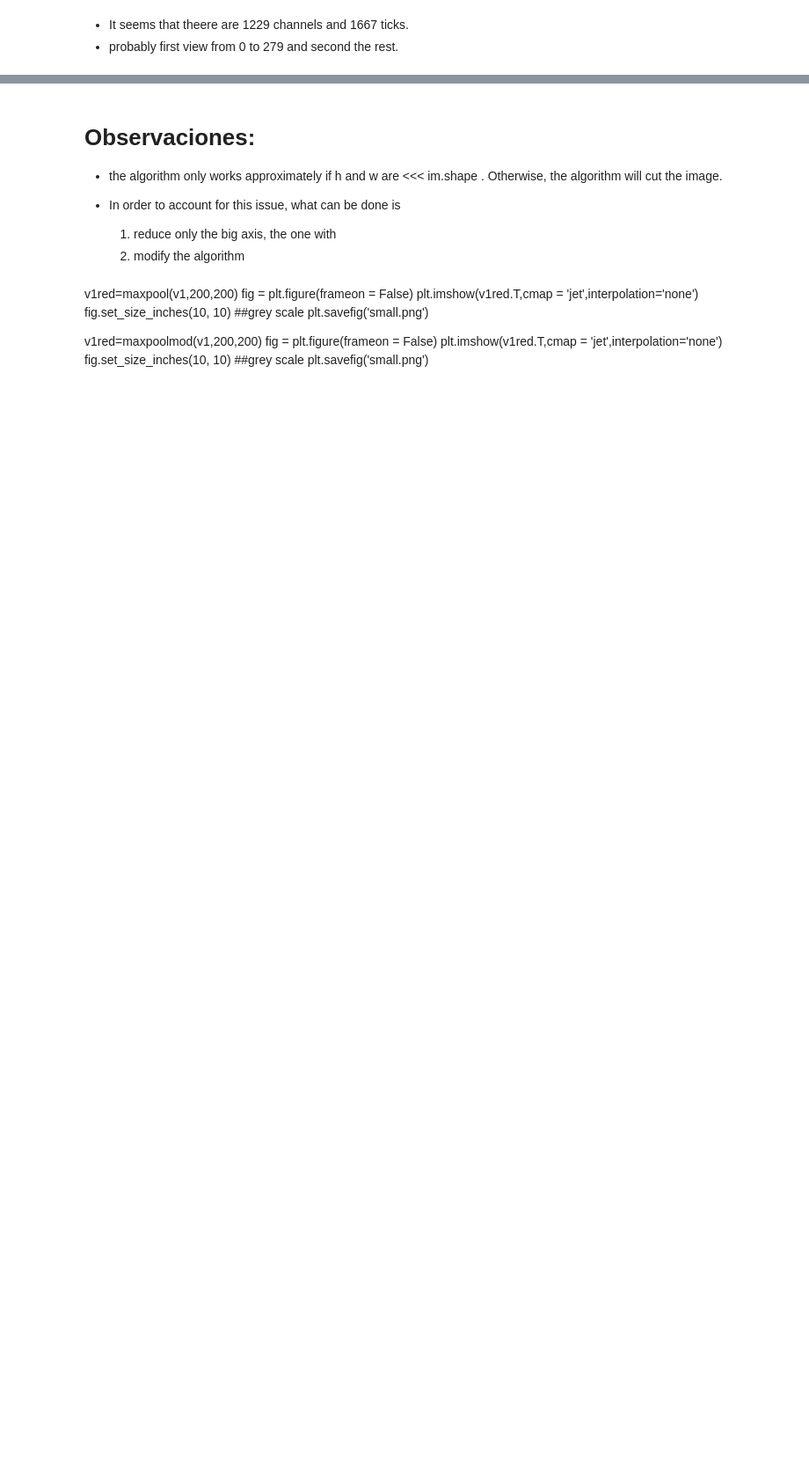
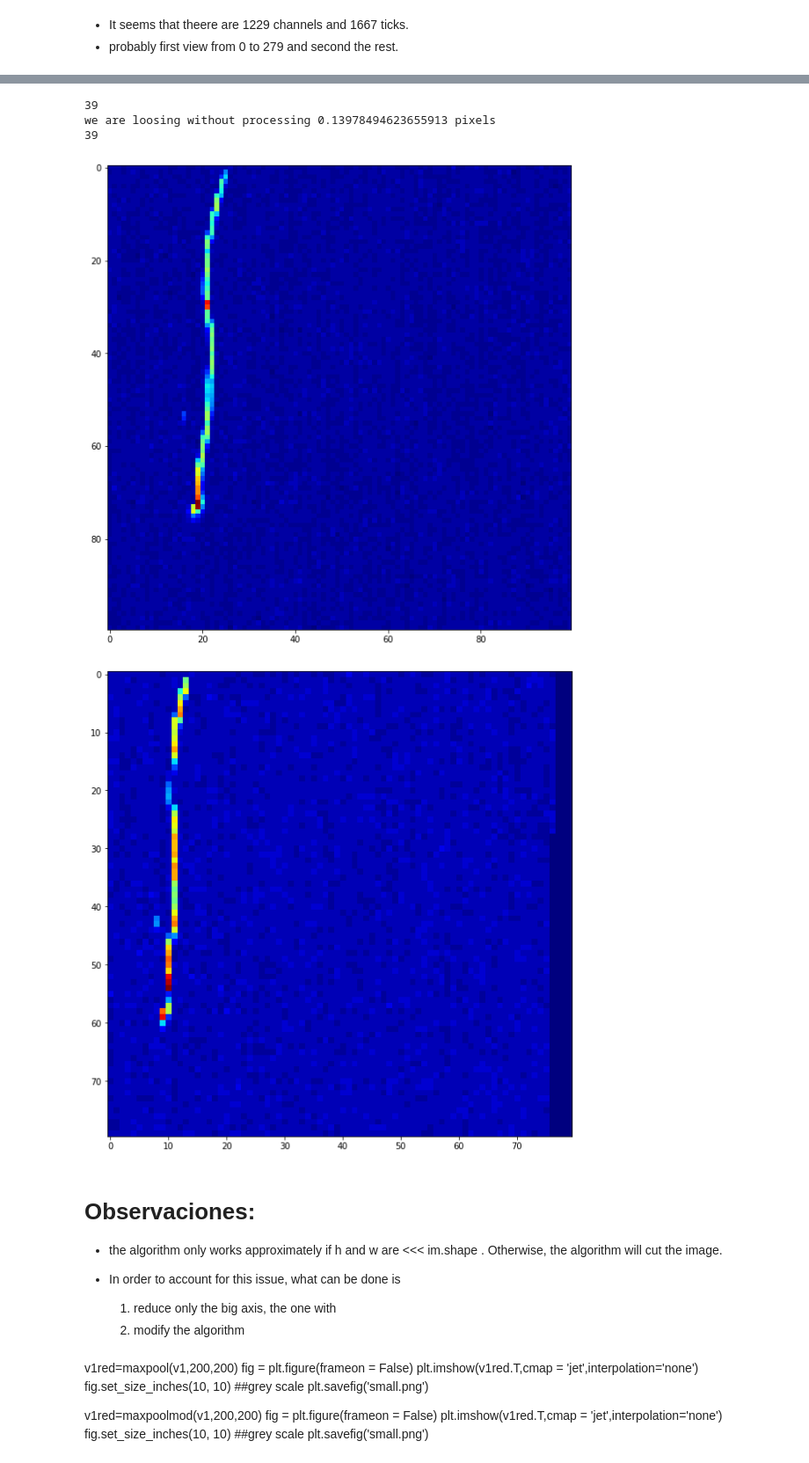
Before and after one commit to Ssciences/DeepNeutrino, a Jupyter notebook: Preliminaries.ipynb, the cells around one changed output, grey strips where cells are left out. Shown at 88% size. Drawn from its saved outputs; the diff is of its cells as text; code cells hidden in the pictures; blank space fills up the shorter version.

Commit message:
correct maxpoolmod

```diff
--- a/Preliminaries.ipynb
+++ b/Preliminaries.ipynb
@@ -74,20 +102,21 @@ def maxpoolmod(im, h, w):
     #print("we have lost", (im.shape[1]%w)*(im.shape[0]%h), "pixels along the way")
 
     reduced_im=np.zeros((h,w)) ##the new reduced matrix is initialized with zeros
-    extra_pixels=v1.shape[0]-(v1.shape[0]//200)*200
-    loss_h = (im.shape[0]//200 *200)/im.shape[0] ##the percented of the image that we will lose
-    print(loss_h)
+    extra_pixels=im.shape[0]-(im.shape[0]//h)*h
+    print(extra_pixels)
+    loss_h = (im.shape[0]//h *h)/im.shape[0] ##the percented of the image that we will lose
+    print('we are loosing without processing', 1-loss_h ,'pixels')
     count=0
-    ########The algorithm#########
+    ##########The algorithm##########
     for i in range(0,h): #loop over h
         for j in range(0,w): #loop over w
             r=np.random.uniform()
-            #print(count,r)
+            #print(count,r,':',i,j)
             if r>extra_pixels/h/w and count<extra_pixels:
-                pool=im[(i+count)*h_step:h_step*(i+1+count),(j)*w_step:(j+1)*w_step]
+                pool=im[i*h_step+count:h_step*(i+1)+count,(j)*w_step:(j+1)*w_step]
                 reduced_im[i,j]=np.max(pool)
             if r<extra_pixels/h/w and count<extra_pixels:
-                pool=im[(i+count)*h_step:h_step*(i+1+count),(j)*w_step:(j+1)*w_step]
+                pool=im[i*h_step+count:h_step*(i+1)+count,(j)*w_step:(j+1)*w_step]
                 reduced_im[i,j]=np.max(pool)
                 count=count+1
     return reduced_im ,count
@@ -96,16 +129,22 @@ v1.shape[0]-v1.shape[0]//200*200
 # %%
-v1red=maxpool(v1,200,200)
+v1red=maxpool(v1,100,100)
 fig = plt.figure(frameon = False)
 plt.imshow(v1red.T,cmap = 'jet',interpolation='none')
 fig.set_size_inches(10, 10) ##grey scale
 plt.savefig('small.png')
 
-v1redmu, count=maxpoolmod(v1,200,200)
+v1redmu, count=maxpoolmod(v1,80,80)
 print(count)
 fig = plt.figure(frameon = False)
 plt.imshow(v1redmu.T,cmap = 'jet',interpolation='none')
 fig.set_size_inches(10, 10) ##grey scale
 plt.savefig('small.png')
+# %% [output]
+39
+we are loosing without processing 0.13978494623655913 pixels
+39
+[figure, added]
+[figure, added]
 # %% [markdown]
 # Observaciones:
 * the algorithm only works approximately if h and w are <<< im.shape . Otherwise, the algorithm will cut the image.
```
Also changed, not shown: parts of 18 cells of this notebook.
